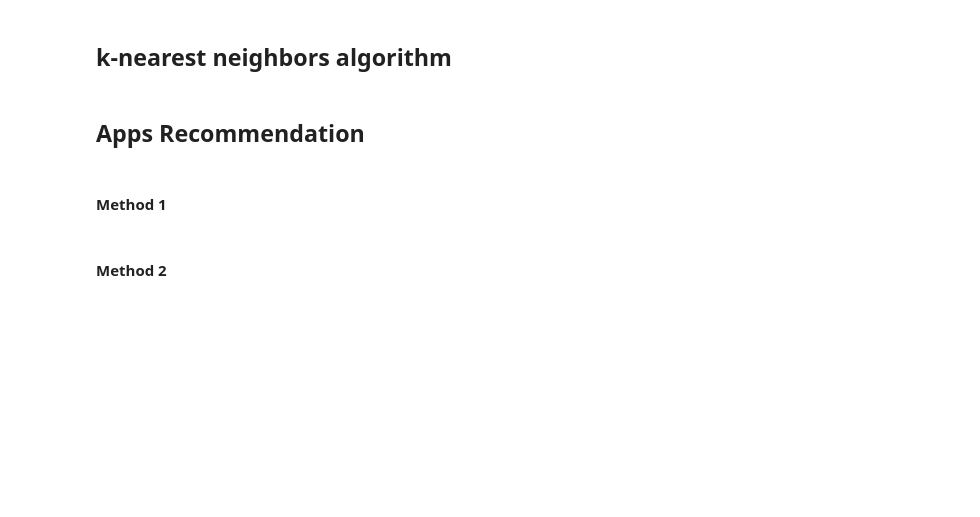
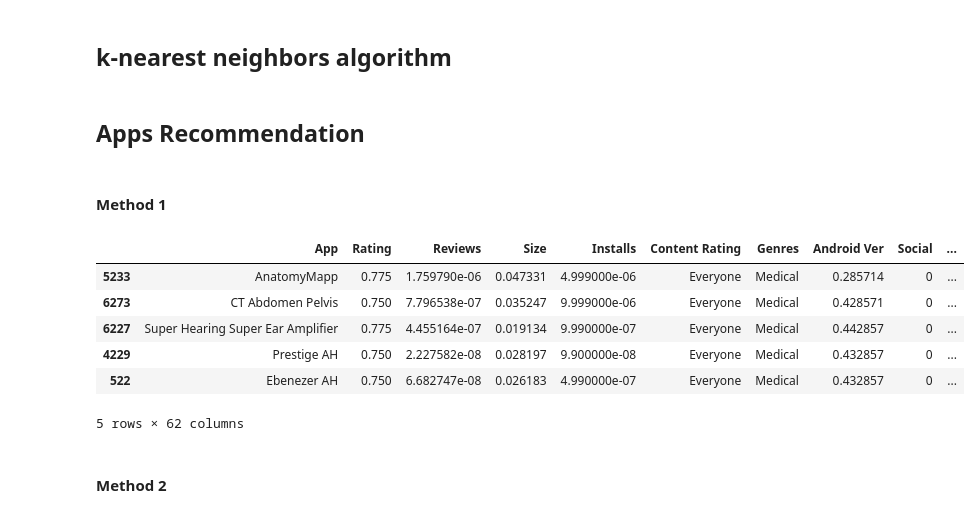
Before and after one commit to RavMRafiki/Recommendation-System, a Jupyter notebook: App_recommendation_system.ipynb, the cells around one changed output. Cells and saved outputs as stored; diff of their text form; code cells hidden in the pictures; blank space fills up the shorter version.

```diff
--- a/App_recommendation_system.ipynb
+++ b/App_recommendation_system.ipynb
@@ -185,16 +205,24 @@ class KNN:
 # %%
 avgRating = pd.to_numeric(validatingSet['Rating'], errors='coerce').mean()
 avgReviews = pd.to_numeric(validatingSet['Reviews'], errors='coerce').mean()
 avgSize = pd.to_numeric(validatingSet['Size'], errors='coerce').mean()
 avgInstalls = pd.to_numeric(validatingSet['Installs'], errors='coerce').mean()
 maxAndroidVer = max(validatingSet['Android Ver'])
 genres = []
 for i in validatingSet.columns.tolist()[8:]:
     genres.append(pd.to_numeric(validatingSet[i], errors='coerce').mean())
 avgAppList = ['avgApp',avgRating,avgReviews,avgSize,avgInstalls,validatingSet.iloc[0]['Content Rating'],"avgGenre",maxAndroidVer]
 for i in genres:
     avgAppList.append(i)
 avgApp = pd.DataFrame(columns=validatingSet.columns.tolist())
 avgApp.loc[0] = avgAppList
-recommendedApps = KNN.clustering(trainingSet.copy(), validatingSet.iloc[0])
+recommendedApps = KNN.clustering(trainingSet.copy(), avgApp.iloc[0])
 recommendedApps.sort_values("distance").head()
+# %% [output]
+|  | App | Rating | Reviews | Size | Installs | Content Rating | Genres | Android Ver | Social | ... |
+| 5233 | AnatomyMapp | 0.775 | 1.759790e-06 | 0.047331 | 4.999000e-06 | Everyone | Medical | 0.285714 | 0 | ... |
+| 6273 | CT Abdomen Pelvis | 0.750 | 7.796538e-07 | 0.035247 | 9.999000e-06 | Everyone | Medical | 0.428571 | 0 | ... |
+| 6227 | Super Hearing Super Ear Amplifier | 0.775 | 4.455164e-07 | 0.019134 | 9.990000e-07 | Everyone | Medical | 0.442857 | 0 | ... |
+| 4229 | Prestige AH | 0.750 | 2.227582e-08 | 0.028197 | 9.900000e-08 | Everyone | Medical | 0.432857 | 0 | ... |
+| 522 | Ebenezer AH | 0.750 | 6.682747e-08 | 0.026183 | 4.990000e-07 | Everyone | Medical | 0.432857 | 0 | ... |
+5 rows × 62 columns
```
Also changed, not shown: parts of 18 cells of this notebook.
